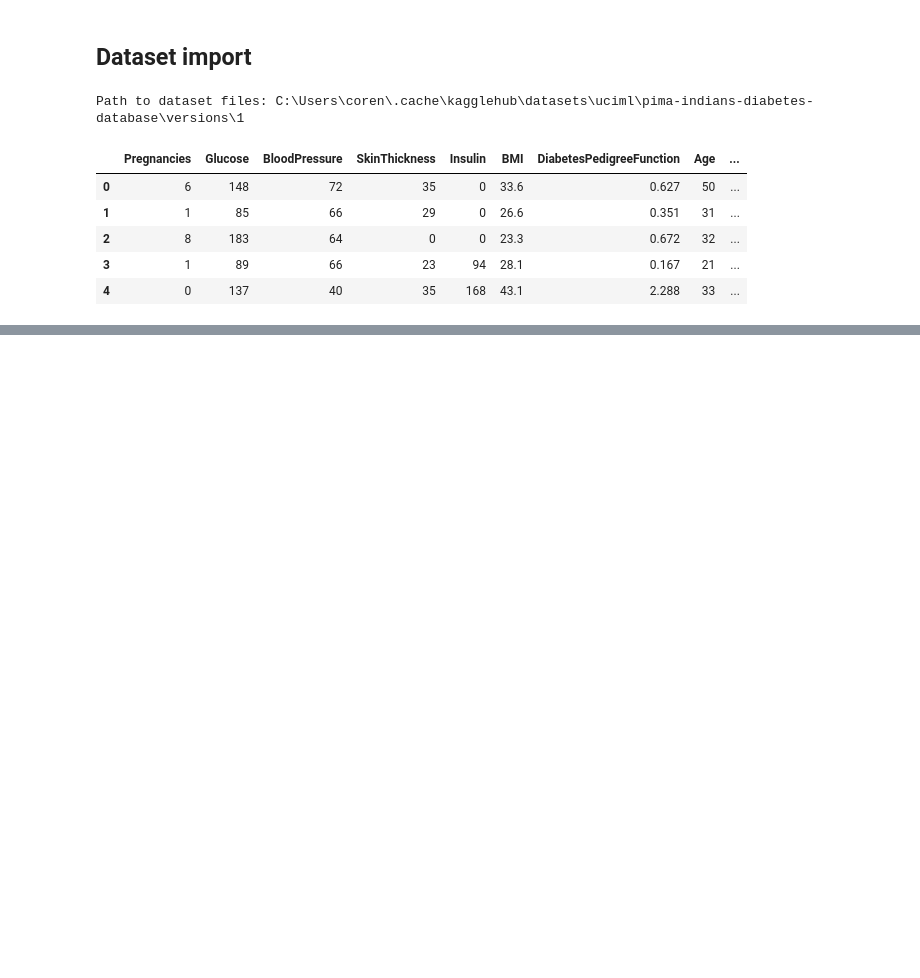
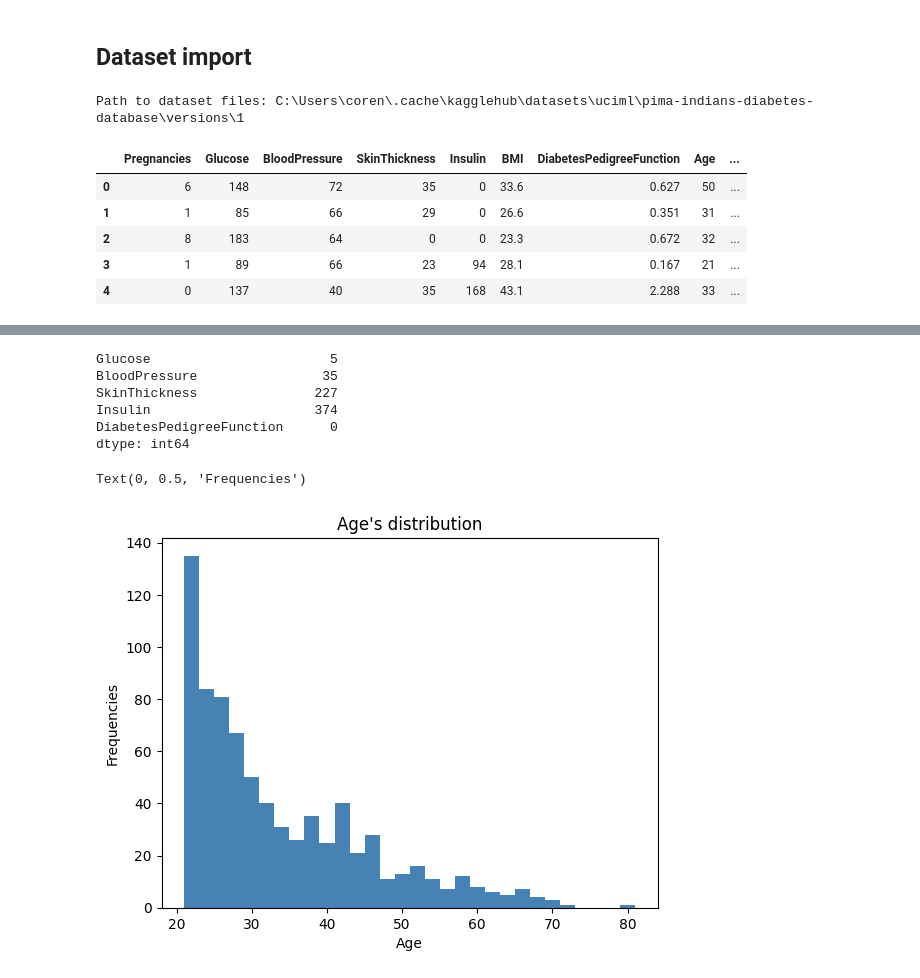
Before and after one commit to CocoBZH29/Diabete-Dashboard, a Jupyter notebook: Notebook.ipynb, the cells around one changed output, grey strips where cells are left out. Cells and saved outputs as stored; diff of their text form; code cells hidden in the pictures; blank space fills up the shorter version.

```diff
--- a/Notebook.ipynb
+++ b/Notebook.ipynb
@@ -25,0 +44,22 @@ dataset.head()
+# %%
+# The missing values are represented by 0 in this dataset.
+cols = ['Glucose', 'BloodPressure', 'SkinThickness', 'Insulin', 'DiabetesPedigreeFunction']
+
+(dataset[cols] == 0).sum()
+# %% [output]
+Glucose                       5
+BloodPressure                35
+SkinThickness               227
+Insulin                     374
+DiabetesPedigreeFunction      0
+dtype: int64
+# %%
+import matplotlib.pyplot as plt
+
+plt.hist(dataset['Age'], bins=30, color='steelblue')
+plt.title("Age's distribution")
+plt.xlabel('Age')
+plt.ylabel('Frequencies')
+# %% [output]
+Text(0, 0.5, 'Frequencies')
+[figure, added]
```
Also changed, not shown: parts of 18 cells of this notebook.
